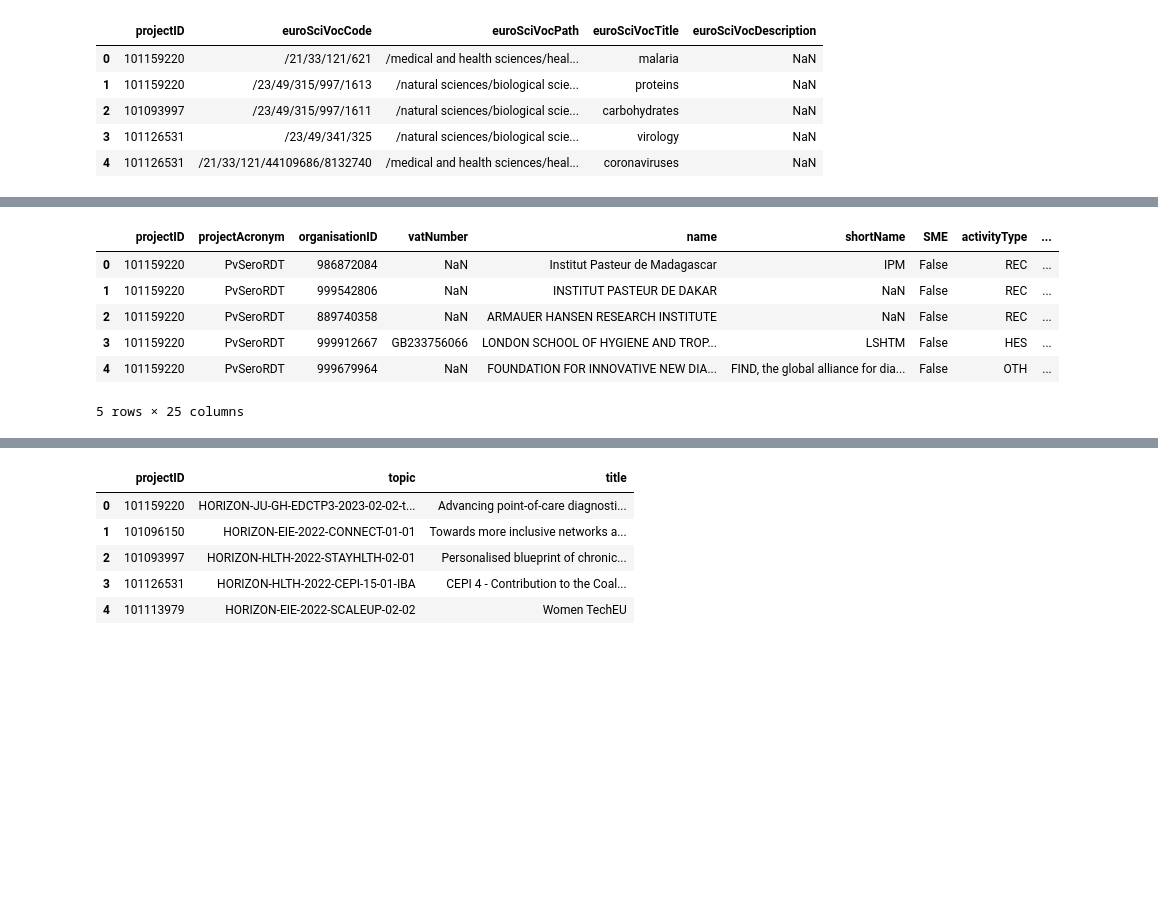
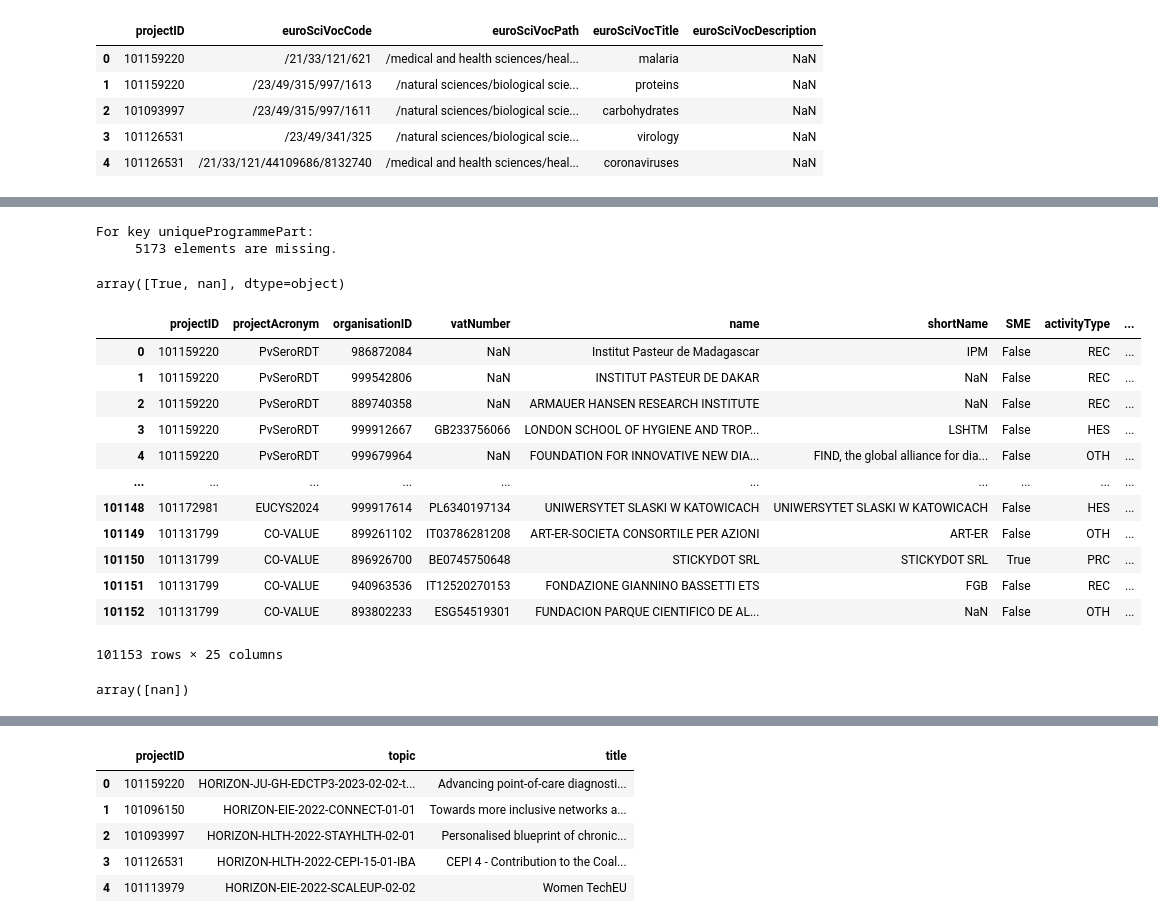
Before and after one commit to sulikismaylovv/EU_Horizon_Dashboard, a Jupyter notebook: notebooks/01_data_preparation.ipynb, the cells around one changed output, grey strips where cells are left out. Saved outputs shown, nothing was run; the diff lists cells and outputs as text; code cells hidden in the pictures; blank space fills up the shorter version.

```diff
--- a/notebooks/01_data_preparation.ipynb
+++ b/notebooks/01_data_preparation.ipynb
@@ -593,10 +555,35 @@ legal_basis_df.head()
+# %%
+legal_missing = legal_basis_df.isnull()
+
+# check which columns are missing data
+for key in legal_basis_df.keys():
+    missing = legal_missing[legal_missing[key] == True]
+    if len(missing.projectID) > 0:
+        print(f'For key {key}:\n     {len(missing.projectID)} elements are missing.')
+# %% [output]
+For key uniqueProgrammePart:
+     5173 elements are missing.
+# %%
+legal_basis_df['uniqueProgrammePart'].unique()
+# %% [output]
+array([True, nan], dtype=object)
 # %%
-organization_df.head()
+organization_df
 # %% [output]
 |  | projectID | projectAcronym | organisationID | vatNumber | name | shortName | SME | activityType | ... |
 | 0 | 101159220 | PvSeroRDT | 986872084 | NaN | Institut Pasteur de Madagascar | IPM | False | REC | ... |
 | 1 | 101159220 | PvSeroRDT | 999542806 | NaN | INSTITUT PASTEUR DE DAKAR | NaN | False | REC | ... |
 | 2 | 101159220 | PvSeroRDT | 889740358 | NaN | ARMAUER HANSEN RESEARCH INSTITUTE | NaN | False | REC | ... |
 | 3 | 101159220 | PvSeroRDT | 999912667 | GB233756066 | LONDON SCHOOL OF HYGIENE AND TROP... | LSHTM | False | HES | ... |
 | 4 | 101159220 | PvSeroRDT | 999679964 | NaN | FOUNDATION FOR INNOVATIVE NEW DIA... | FIND, the global alliance for dia... | False | OTH | ... |
+| ... | ... | ... | ... | ... | ... | ... | ... | ... | ... |
+| 101148 | 101172981 | EUCYS2024 | 999917614 | PL6340197134 | UNIWERSYTET SLASKI W KATOWICACH | UNIWERSYTET SLASKI W KATOWICACH | False | HES | ... |
+| 101149 | 101131799 | CO-VALUE | 899261102 | IT03786281208 | ART-ER-SOCIETA CONSORTILE PER AZIONI | ART-ER | False | OTH | ... |
+| 101150 | 101131799 | CO-VALUE | 896926700 | BE0745750648 | STICKYDOT SRL | STICKYDOT SRL | True | PRC | ... |
+| 101151 | 101131799 | CO-VALUE | 940963536 | IT12520270153 | FONDAZIONE GIANNINO BASSETTI ETS | FGB | False | REC | ... |
+| 101152 | 101131799 | CO-VALUE | 893802233 | ESG54519301 | FUNDACION PARQUE CIENTIFICO DE AL... | NaN | False | OTH | ... |
-5 rows × 25 columns
+101153 rows × 25 columns
+# %%
+organization_df['active'].unique()
+# %% [output]
+array([nan])
```
Also changed, not shown: parts of 35 cells of this notebook, 7 other files.
